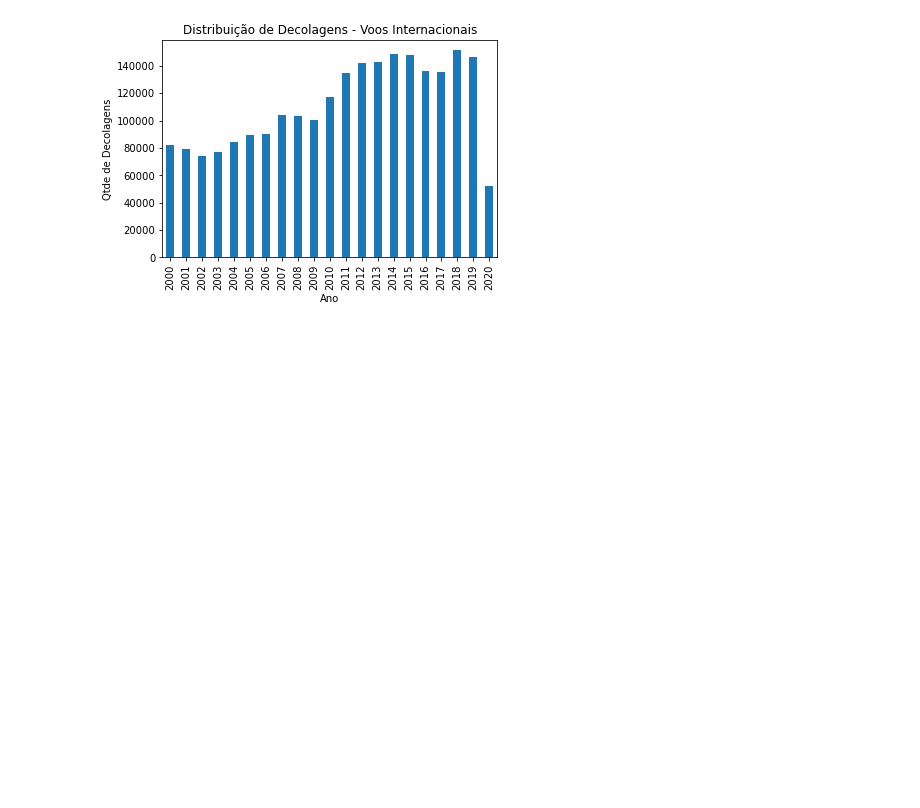
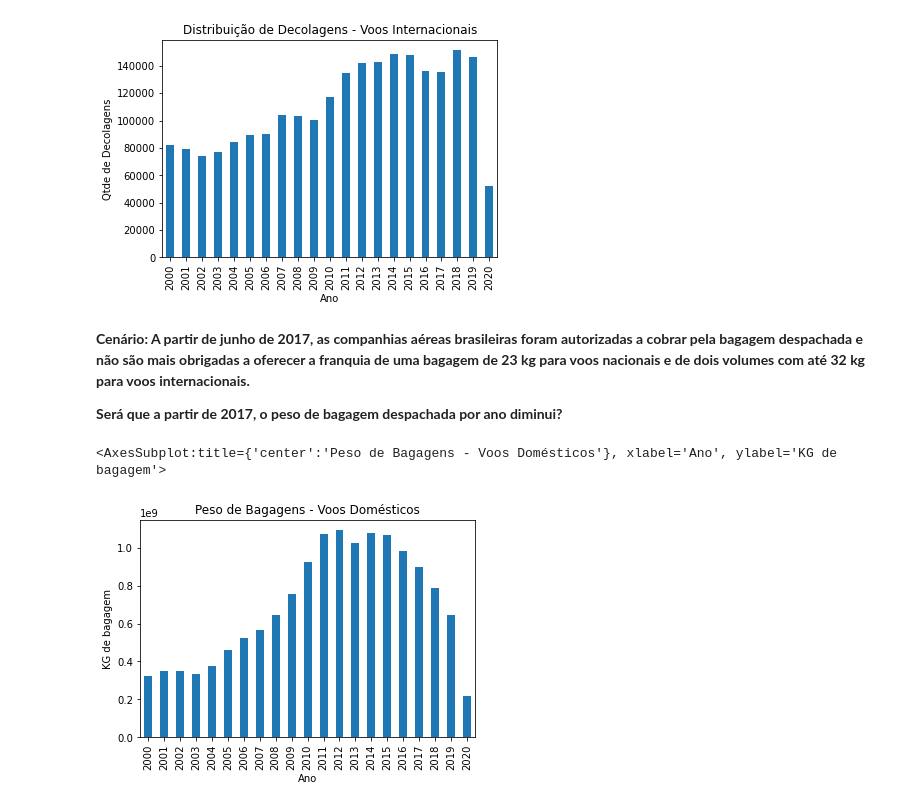
Before and after one commit to MaisaVidal/trabalho_estatistica, a Jupyter notebook: analise-temporal-base-anac-maisa.ipynb, the cells around one changed output. Drawn from its saved outputs; the diff is of its cells as text; code cells hidden in the pictures; blank space fills up the shorter version.

```diff
--- a/analise-temporal-base-anac-maisa.ipynb
+++ b/analise-temporal-base-anac-maisa.ipynb
@@ -58,3 +78,13 @@ dataframe.loc[dataframe.NATUREZA == 'INTERNACIONAL'].groupby(['ANO'])['DECOLAGEN
 # %% [output]
 <AxesSubplot:title={'center':'Distribuição de Decolagens - Voos Internacionais'}, xlabel='Ano', ylabel='Qtde de Decolagens'>
 [figure]
+# %% [markdown]
+**Cenário:
+A partir de junho de 2017, as companhias aéreas brasileiras foram autorizadas a cobrar pela bagagem despachada e não são mais obrigadas a oferecer a franquia de uma bagagem de 23 kg para voos nacionais e de dois volumes com até 32 kg para voos internacionais.**
+
+**Será que a partir de 2017, o peso de bagagem despachada por ano diminui?**
+# %%
+dataframe.loc[((dataframe.NATUREZA == 'DOMÉSTICA') & (dataframe.EMPRESA_NACIONALIDADE == 'BRASILEIRA'))].groupby(['ANO'])['BAGAGEM'].sum().plot(kind='bar', title='Peso de Bagagens - Voos Domésticos', xlabel='Ano',ylabel='KG de bagagem')
+# %% [output]
+<AxesSubplot:title={'center':'Peso de Bagagens - Voos Domésticos'}, xlabel='Ano', ylabel='KG de bagagem'>
+[figure, added]
```
Also changed, not shown: parts of 5 cells of this notebook.
